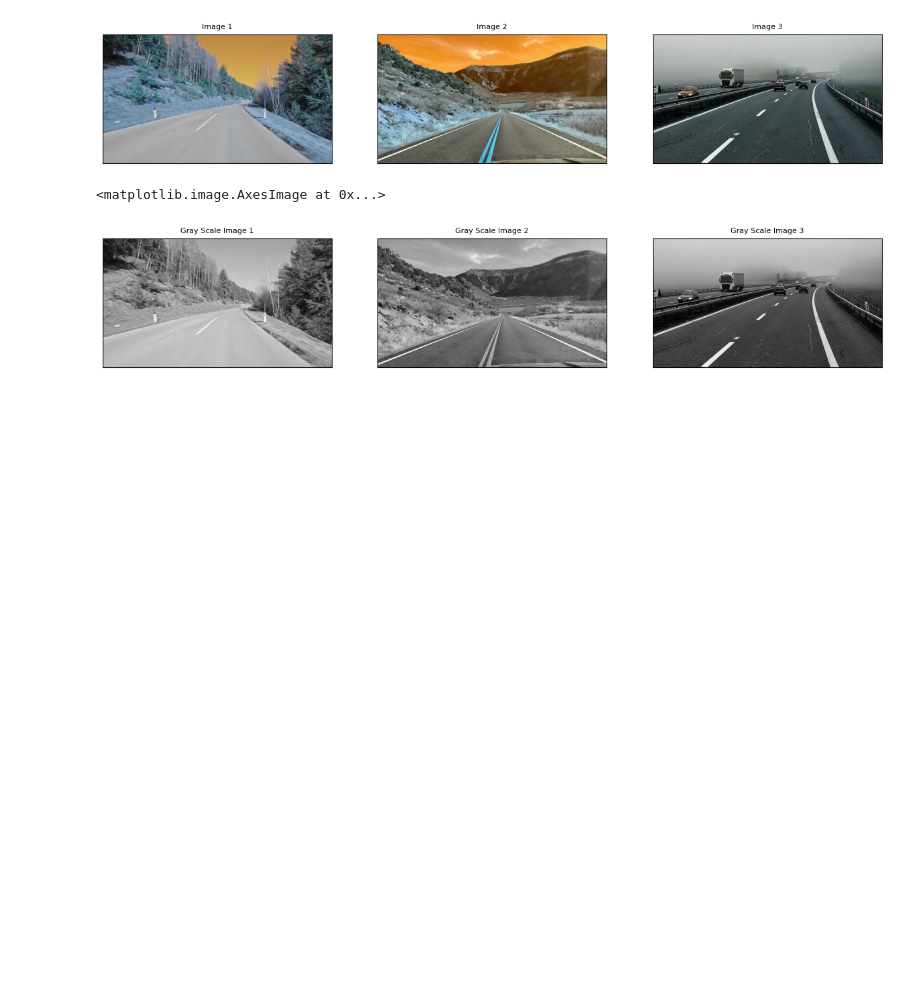
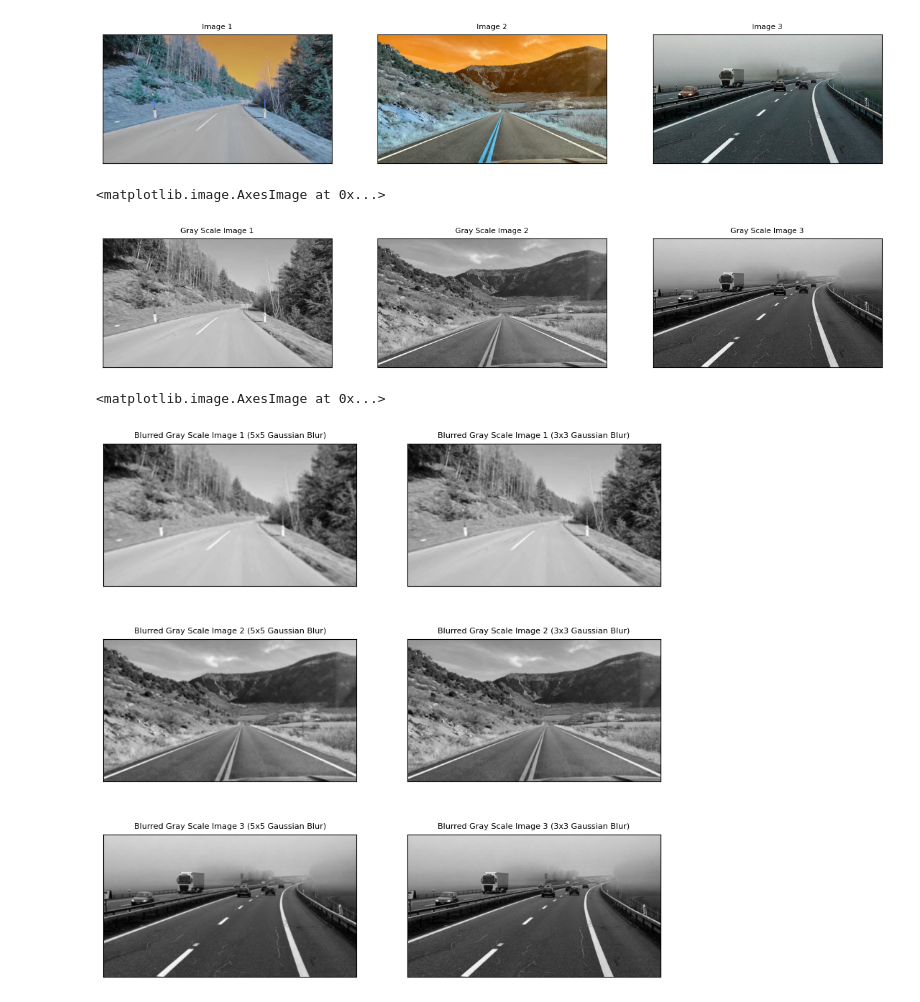
Before and after one commit to DilshanGDT/Project-SafePath, a Jupyter notebook: test.ipynb, the cells around one changed output. Drawn from its saved outputs; the diff is of its cells as text; code cells hidden in the pictures; blank space fills up the shorter version.

Commit message:
display removed images

```diff
--- a/test.ipynb
+++ b/test.ipynb
@@ -78,3 +78,39 @@ blurGrayImg23 = cv2.GaussianBlur(grayImg2, (3, 3), 0)
 
 blurGrayImg35 = cv2.GaussianBlur(grayImg3, (5, 5), 0)
 blurGrayImg33 = cv2.GaussianBlur(grayImg3, (3, 3), 0)
+# %%
+# Display the Blurred images
+plt.figure(figsize=(10,10), num='test.img')
+
+plt.subplot(321)
+plt.title('Blurred Gray Scale Image 1 (5x5 Gaussian Blur)', fontsize = 8)
+plt.xticks([]), plt.yticks([])
+plt.imshow(blurGrayImg15, 'gray')
+
+plt.subplot(322)
+plt.title('Blurred Gray Scale Image 1 (3x3 Gaussian Blur)', fontsize = 8)
+plt.xticks([]), plt.yticks([])
+plt.imshow(blurGrayImg13, 'gray')
+
+plt.subplot(323)
+plt.title('Blurred Gray Scale Image 2 (5x5 Gaussian Blur)', fontsize = 8)
+plt.xticks([]), plt.yticks([])
+plt.imshow(blurGrayImg25, 'gray')
+
+plt.subplot(324)
+plt.title('Blurred Gray Scale Image 2 (3x3 Gaussian Blur)', fontsize = 8)
+plt.xticks([]), plt.yticks([])
+plt.imshow(blurGrayImg23, 'gray')
+
+plt.subplot(325)
+plt.title('Blurred Gray Scale Image 3 (5x5 Gaussian Blur)', fontsize = 8)
+plt.xticks([]), plt.yticks([])
+plt.imshow(blurGrayImg35, 'gray')
+
+plt.subplot(326)
+plt.title('Blurred Gray Scale Image 3 (3x3 Gaussian Blur)', fontsize = 8)
+plt.xticks([]), plt.yticks([])
+plt.imshow(blurGrayImg33, 'gray')
+# %% [output]
+<matplotlib.image.AxesImage at 0x...>
+[figure, added]
```
